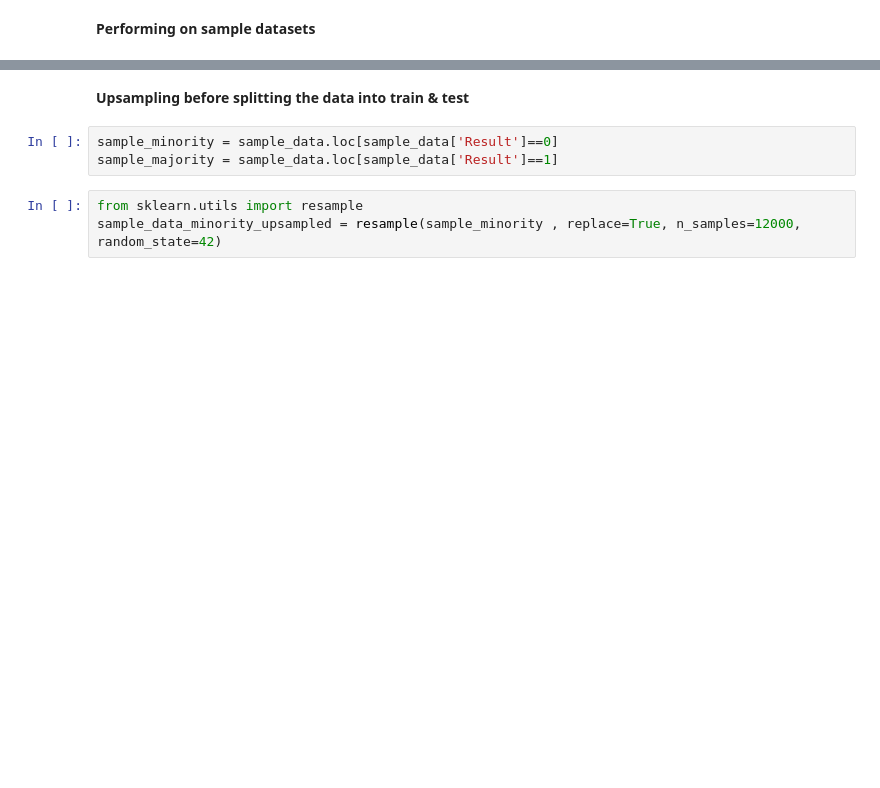
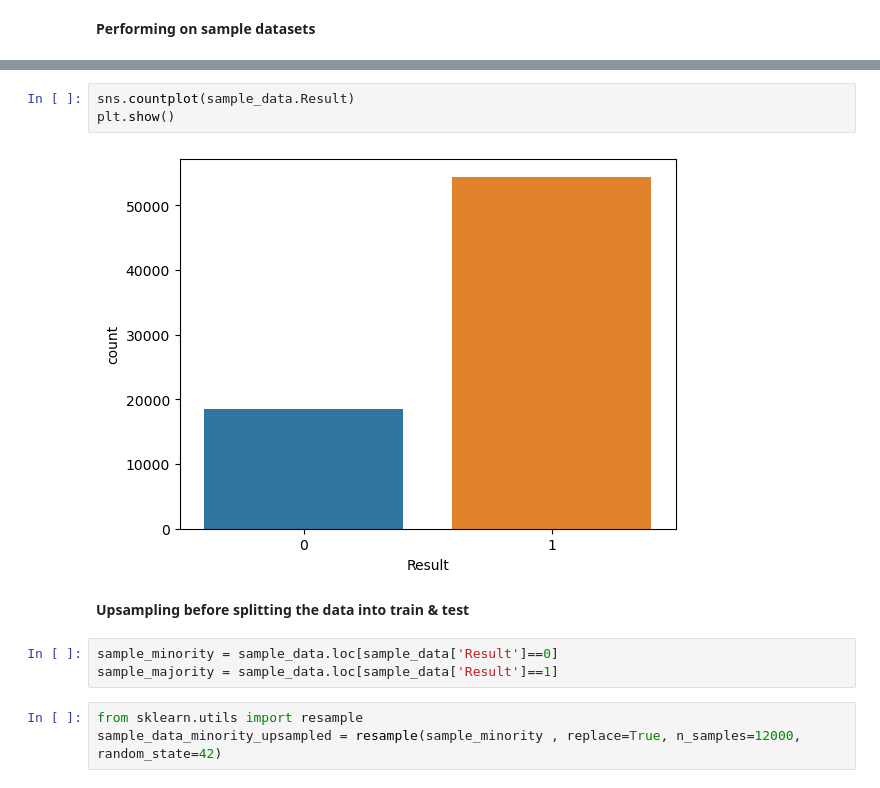
Before and after one commit to Pallabpal/Health-Insurance-Fraud-Detection, a Jupyter notebook: Health_Insurance.ipynb, the cells around one changed output, grey strips where cells are left out. Cells and saved outputs as stored; diff of their text form; blank space fills up the shorter version.

```diff
--- a/Health_Insurance.ipynb
+++ b/Health_Insurance.ipynb
@@ -177,4 +196,9 @@ sample_data.Result.value_counts()
 Name: Result, dtype: int64
+# %%
+sns.countplot(sample_data.Result)
+plt.show()
+# %% [output]
+[figure, added]
 # %% [markdown]
 **Upsampling before splitting the data into train & test**
 # %%
```
Also changed, not shown: parts of 19 cells of this notebook.
